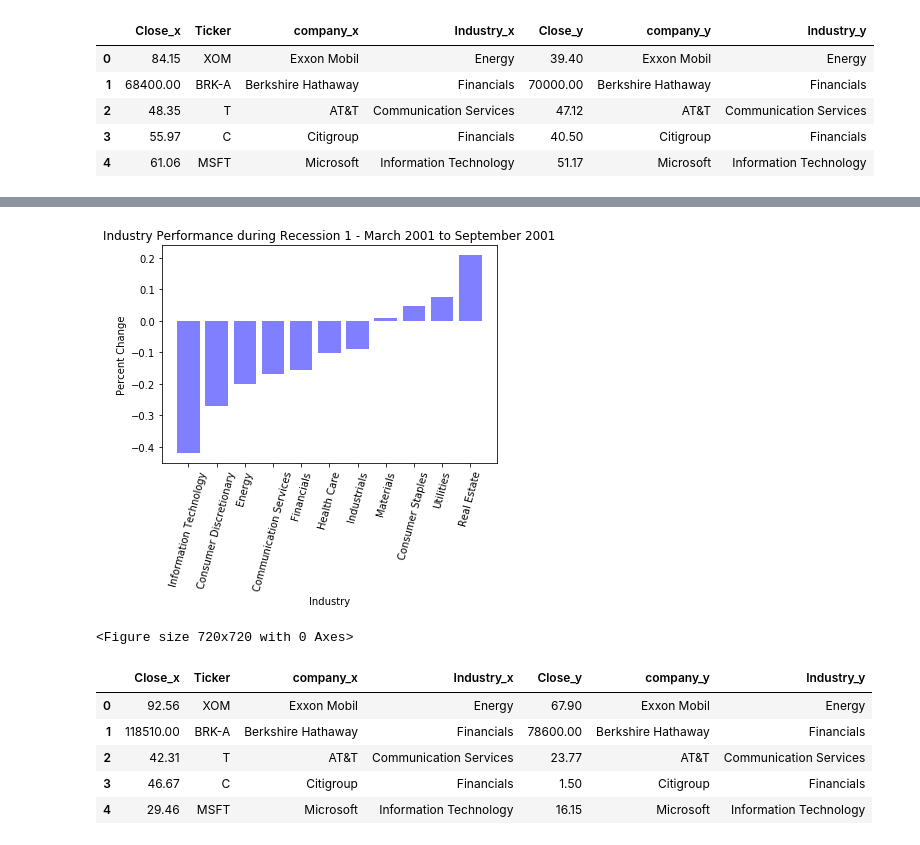
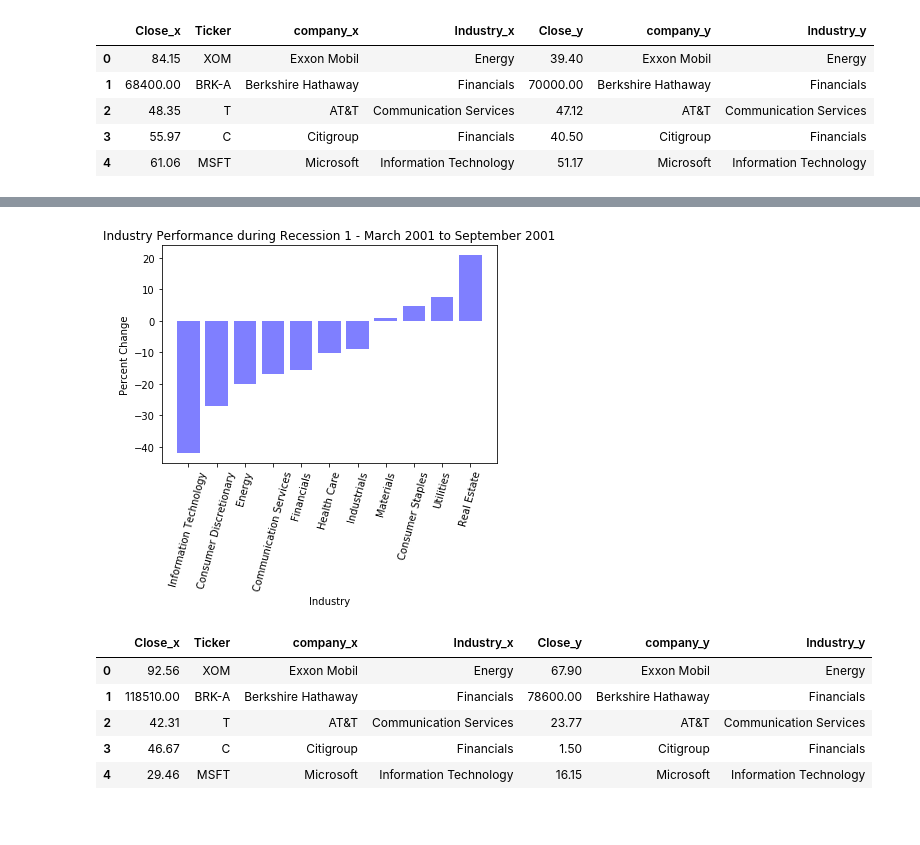
Before and after one commit to skinnms/DBC_project_1, a Jupyter notebook: Scripts/Project 1 Data Viz.ipynb, the cells around one changed output, grey strips where cells are left out. Drawn from its saved outputs; the diff is of its cells as text; code cells hidden in the pictures.

```diff
--- a/Scripts/Project 1 Data Viz.ipynb
+++ b/Scripts/Project 1 Data Viz.ipynb
@@ -108,7 +108,7 @@ rec_1_df.head()
 | 3 | 55.97 | C | Citigroup | Financials | 40.50 | Citigroup | Financials |
 | 4 | 61.06 | MSFT | Microsoft | Information Technology | 51.17 | Microsoft | Information Technology |
 # %%
-rec_1_df['Delta'] = (rec_1_df['Close_y'] - rec_1_df['Close_x'])/rec_1_df['Close_x']
+rec_1_df['Delta'] = ((rec_1_df['Close_y'] - rec_1_df['Close_x'])/rec_1_df['Close_x'])*100
 rec_1_df
 # %% [output]
 |  | Close_x | Ticker | company_x | Industry_x | Close_y | company_y | Industry_y | Delta |
@@ -275,17 +265,16 @@ rec_1_ind_err_df
 # %%
+fig, ax = plt.subplots()
 x_axis = rec_1_ind_err_df['Industry_y']
 y_axis = rec_1_ind_err_df['Delta']
-# yerr = rec_1_ind_err_df['var']
+yerr = rec_1_ind_err_df['Delta' , 'var']
 plt.bar(x_axis, y_axis, color='b', alpha=0.5, align="center")
 plt.xticks(rotation=75)
 plt.title("Industry Performance during Recession 1 - March 2001 to September 2001")
 plt.xlabel("Industry")
 plt.ylabel("Percent Change")
-plt.figure(figsize=(10,10))
 plt.savefig("Rec1Ind.png", bbox_inches='tight')
 # %% [output]
-[figure, old version]
+[figure, new version]
-<Figure size 720x720 with 0 Axes>
 # %%
 rec_2_df = pd.merge(rec_beg_2, rec_end_2, on="Ticker")
 rec_2_df.head()
```
Also changed, not shown: parts of 23 cells of this notebook.
